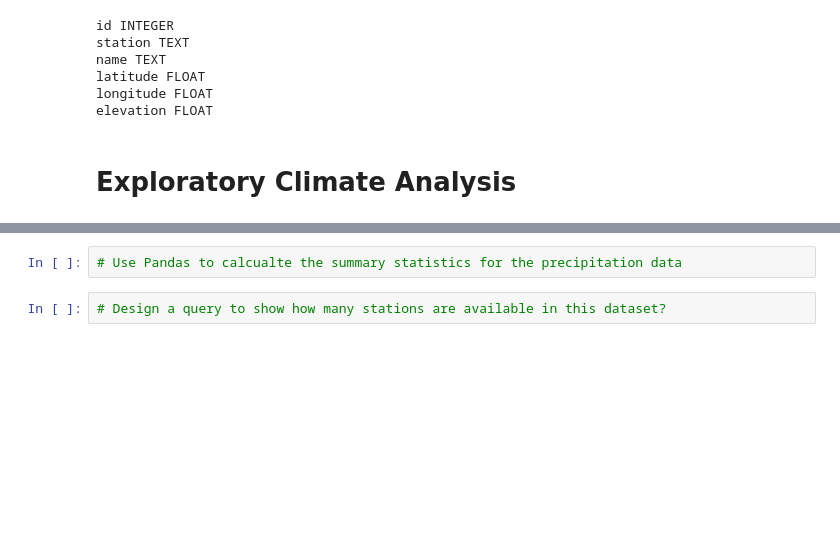
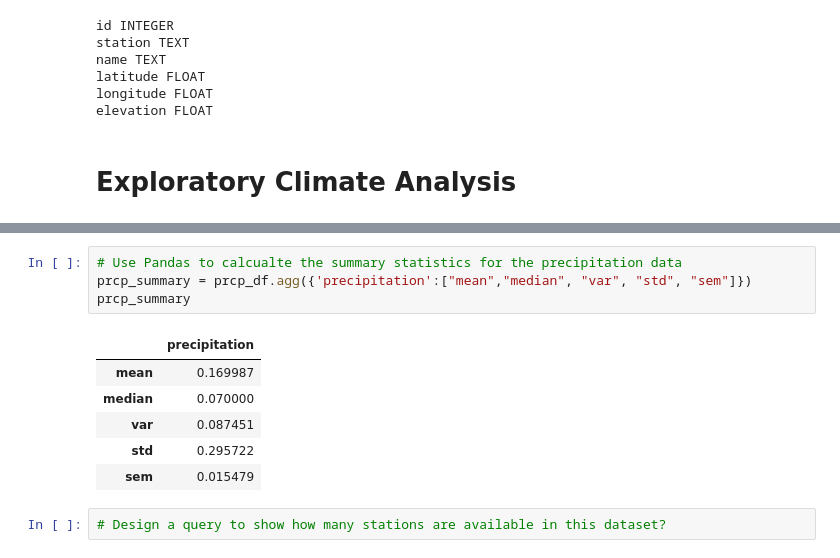
Before and after one commit to WilliamRoll/sqlalchemy-challenge, a Jupyter notebook: climate_starter.ipynb, the cells around one changed output, grey strips where cells are left out. Saved outputs shown, nothing was run; the diff lists cells and outputs as text; blank space fills up the shorter version.

```diff
--- a/climate_starter.ipynb
+++ b/climate_starter.ipynb
@@ -115,5 +119,14 @@ prcp_df.plot()
 # %%
 # Use Pandas to calcualte the summary statistics for the precipitation data
+prcp_summary = prcp_df.agg({'precipitation':["mean","median", "var", "std", "sem"]})
+prcp_summary
+# %% [output]
+|  | precipitation |
+| mean | 0.169987 |
+| median | 0.070000 |
+| var | 0.087451 |
+| std | 0.295722 |
+| sem | 0.015479 |
 # %%
 # Design a query to show how many stations are available in this dataset?
 # %%
```
Also changed, not shown: parts of 3 cells of this notebook.
